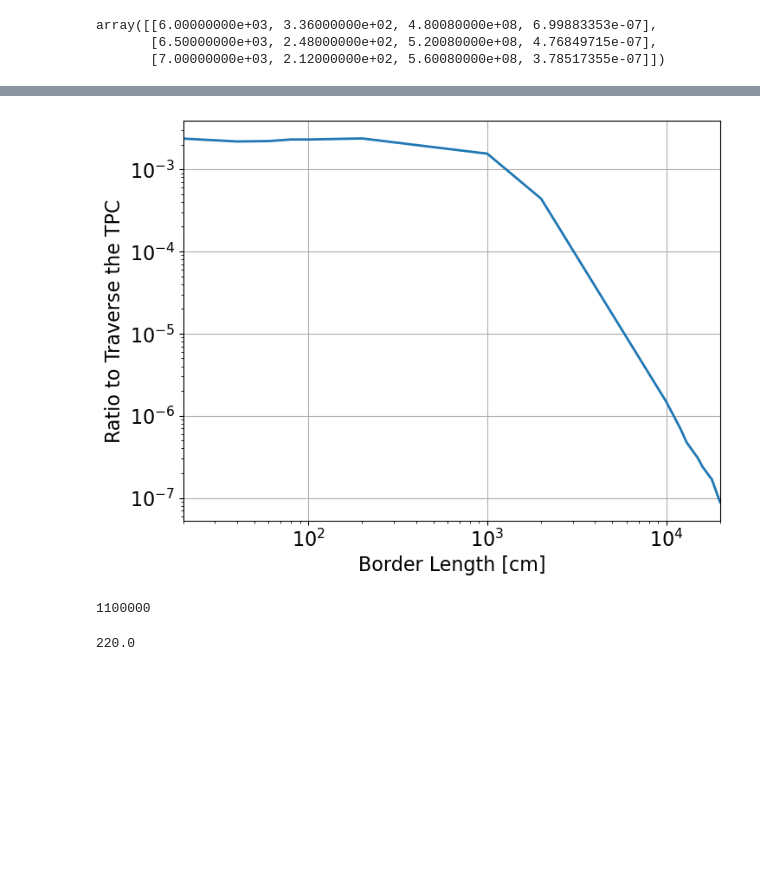
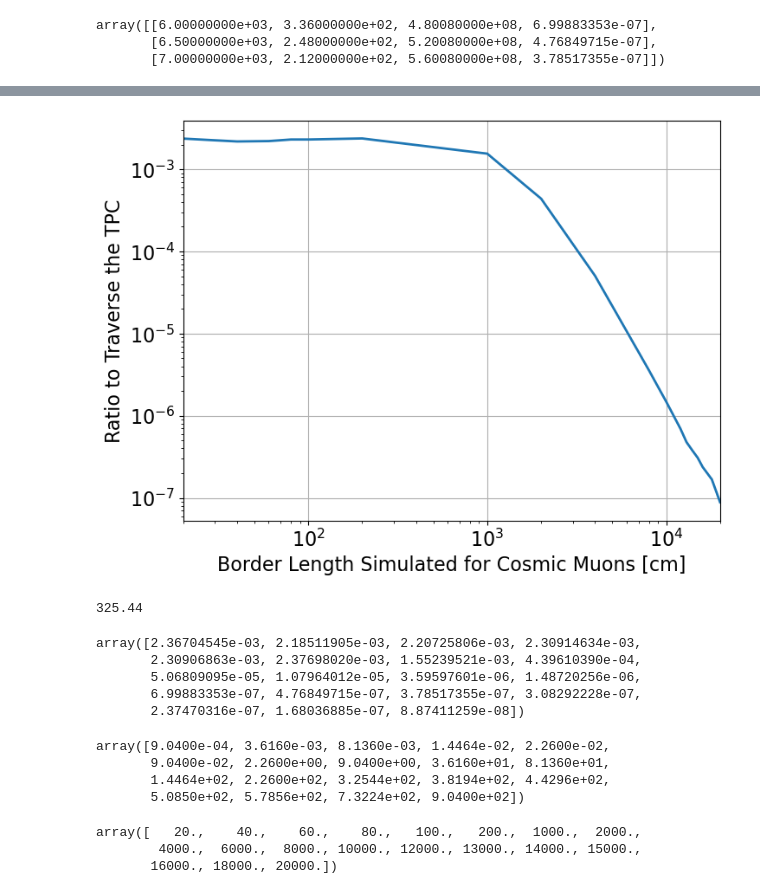
Before and after one commit to yuntsebaryon/SimpleCosmics, a Jupyter notebook: NCosmicsInTPC.ipynb, the cells around one changed output, grey strips where cells are left out. Cells and saved outputs as stored; diff of their text form; code cells hidden in the pictures; blank space fills up the shorter version.

Commit message:
update the number of cosmic muons

```diff
--- a/NCosmicsInTPC.ipynb
+++ b/NCosmicsInTPC.ipynb
@@ -207,29 +211,39 @@ array([  10.,   20.,   30.,   40.,   50.,  100.,  500., 1000., 5000.,
 # %%
 fig, ax = plt.subplots( figsize = (8, 6) )
 
 ax.plot(a[:,0]*2, a[:,3], lw = 2 )
 
-ax.set_xlabel( r'Border Length [cm]', fontsize = 16 )
+ax.set_xlabel( r'Border Length Simulated for Cosmic Muons [cm]', fontsize = 16 )
 ax.set_ylabel( r'Ratio to Traverse the TPC', fontsize = 16 )
 ax.tick_params(axis = 'x', labelsize = 16)
 ax.tick_params(axis = 'y', labelsize = 16)
 
 ax.set_xscale('log')
 ax.set_yscale('log')
 ax.set_xlim( [20, 20000])
 # ax.set_ylim( [0, 1.1])
 
 ax.grid(":")
 # ax.legend( fontsize = 16 )
+fig.savefig('RatioCosmicTraverse.pdf')
 # %% [output]
-[figure, old version]
+[figure, new version]
 # %%
-# Generate 200mx200m area, with the cosmic ray rate 110 Hz/m^2
-110*100**2
+# Cosmic ray measured by MicroBooNE: 112Hz/m^2/s
+CR = 113
+# Event length: 200µs
+drift_time = 2*1e-4
-# %% [output]
-1100000
 # %%
-# In 200µs
-110*100**2*2*1e-4
+# Generate 120mx120m area, with the cosmic ray rate 112 Hz/m^2
+# CR*120**2
+CR*(120**2)*2*1e-4
 # %% [output]
-220.0
+325.44
+# %%
+a[:,3]
+# %% [output]
+array([2.36704545e-03, 2.18511905e-03, 2.20725806e-03, 2.30914634e-03,
+       2.30906863e-03, 2.37698020e-03, 1.55239521e-03, 4.39610390e-04,
+       5.06809095e-05, 1.07964012e-05, 3.59597601e-06, 1.48720256e-06,
+       6.99883353e-07, 4.76849715e-07, 3.78517355e-07, 3.08292228e-07,
+       2.37470316e-07, 1.68036885e-07, 8.87411259e-08])
@@ -235,0 +252,13 @@ ax.grid(":")
+# %%
+ExpCR
+# %% [output]
+array([9.0400e-04, 3.6160e-03, 8.1360e-03, 1.4464e-02, 2.2600e-02,
+       9.0400e-02, 2.2600e+00, 9.0400e+00, 3.6160e+01, 8.1360e+01,
+       1.4464e+02, 2.2600e+02, 3.2544e+02, 3.8194e+02, 4.4296e+02,
+       5.0850e+02, 5.7856e+02, 7.3224e+02, 9.0400e+02])
+# %%
+a[:,0]*2
+# %% [output]
+array([   20.,    40.,    60.,    80.,   100.,   200.,  1000.,  2000.,
+        4000.,  6000.,  8000., 10000., 12000., 13000., 14000., 15000.,
+       16000., 18000., 20000.])
```
Also changed, not shown: parts of 6 cells of this notebook, 2 other files.
